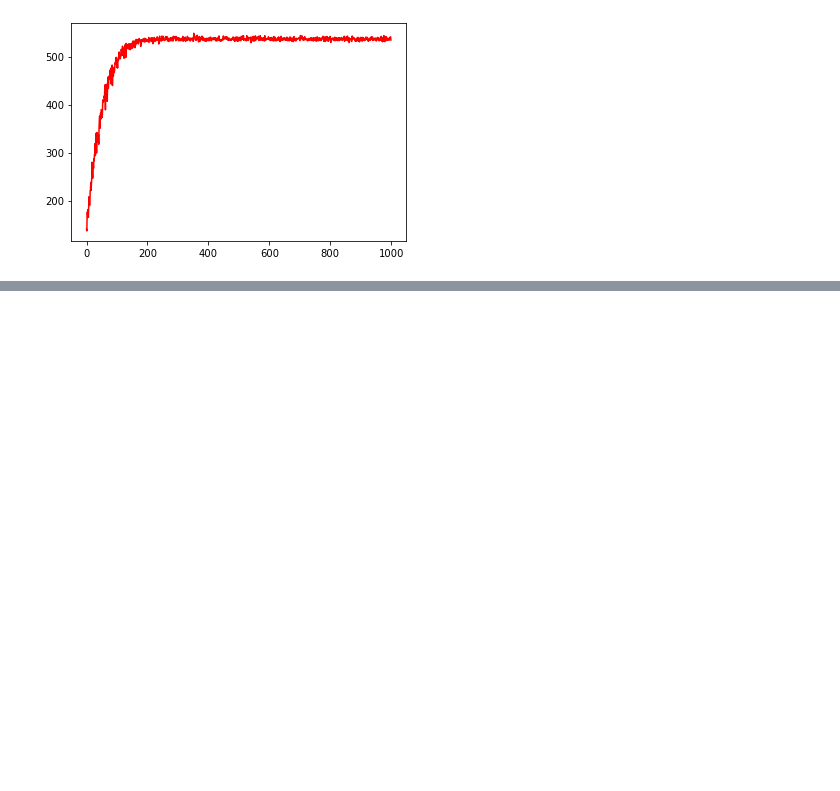
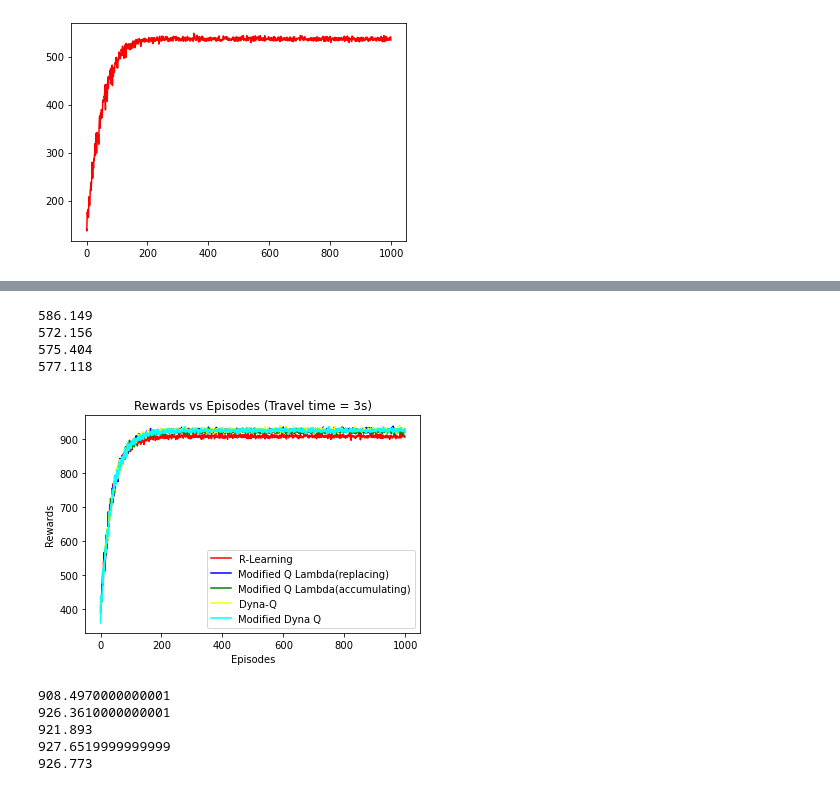
Before and after one commit to neel-singhania/Foraging_DRL_Project, a Jupyter notebook: Untitled.ipynb, the cells around one changed output, grey strips where cells are left out. Cells and saved outputs as stored; diff of their text form; code cells hidden in the pictures; blank space fills up the shorter version.

```diff
--- a/Untitled.ipynb
+++ b/Untitled.ipynb
@@ -1001,0 +1103,36 @@ plt.plot(R1014,color = 'blue')
+# %%
+print(np.average(R104[-50:]))
+print(np.average(R107[-50:]))
+print(np.average(R108[-50:]))
+print(np.average(R1011[-50:]))
+# %% [output]
+586.149
+572.156
+575.404
+577.118
+# %%
+plt.plot(R34,color = 'red')
+plt.plot(R39,color = 'blue')
+plt.plot(R310,color ='green')
+plt.plot(R311,color ='yellow' )
+plt.plot(R312,color ='cyan' )
+# plt.ylim((880,950))
+plt.xlabel("Episodes")
+plt.ylabel("Rewards")
+plt.legend(["R-Learning", "Modified Q Lambda(replacing)","Modified Q Lambda(accumulating)","Dyna-Q", "Modified Dyna Q"])
+plt.title("Rewards vs Episodes (Travel time = 3s)")
+plt.savefig("1.pdf")
+# %% [output]
+[figure, added]
+# %%
+print(np.average(R34[-50:]))
+print(np.average(R39[-50:]))
+print(np.average(R310[-50:]))
+print(np.average(R311[-50:]))
+print(np.average(R312[-50:]))
+# %% [output]
+908.4970000000001
+926.3610000000001
+921.893
+927.6519999999999
+926.773
```
Also changed, not shown: parts of 11 cells of this notebook, 1 other file.
